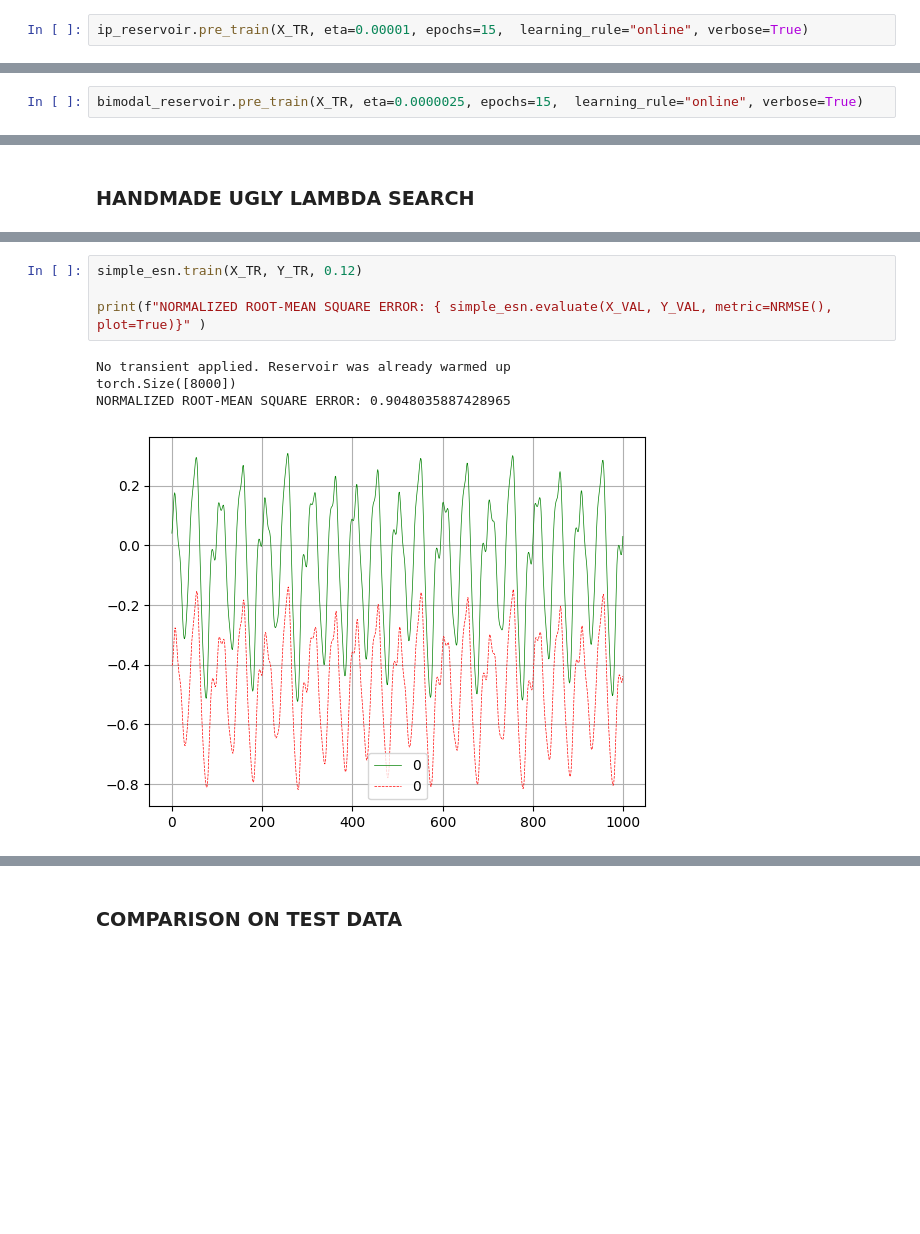
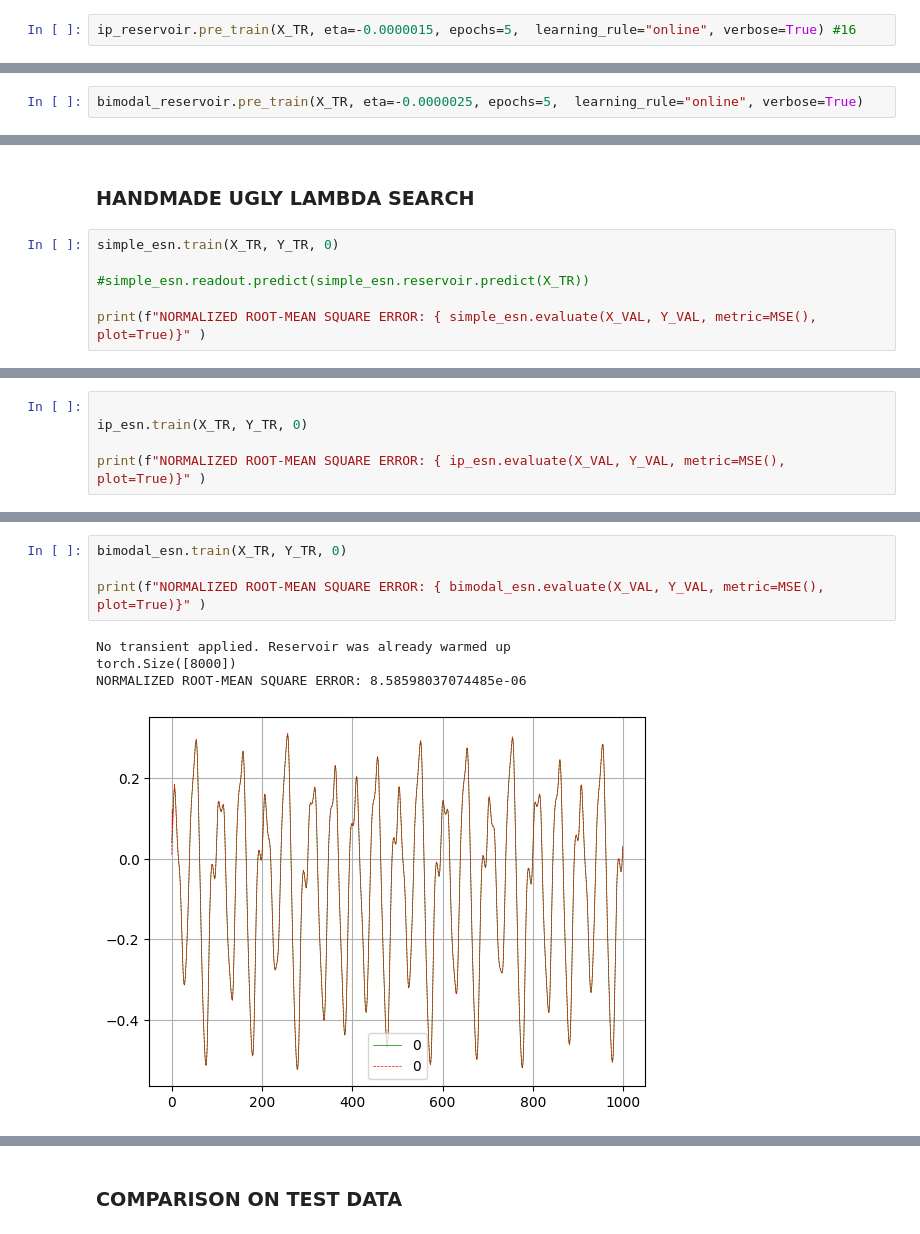
Before and after one commit to Sergio-Ltr/Generalized-Intrinsic-Plasticity, a Jupyter notebook: NOTEBOOKS/1_Online_Learning_Rule.ipynb, the cells around one changed output, grey strips where cells are left out. Cells and saved outputs as stored; diff of their text form; blank space fills up the shorter version.

Commit message:
Fixed Readout

```diff
--- a/NOTEBOOKS/1_Online_Learning_Rule.ipynb
+++ b/NOTEBOOKS/1_Online_Learning_Rule.ipynb
@@ -46,5 +44,5 @@ ip_reservoir.W_u = W_u
 ip_reservoir.b_x = b_x
 ip_reservoir.b_u = b_u
 # %%
-ip_reservoir.pre_train(X_TR, eta=0.00001, epochs=15,  learning_rule="online", verbose=True)
+ip_reservoir.pre_train(X_TR, eta=-0.0000015, epochs=5,  learning_rule="online", verbose=True) #16
 # %% [output]
@@ -92,6 +82,6 @@ bimodal_reservoir.W_u = W_u
 # bimodal_reservoir.b_x = b_x
 # bimodal_reservoir.b_u = b_u
 # %%
-bimodal_reservoir.pre_train(X_TR, eta=0.0000025, epochs=15,  learning_rule="online", verbose=True)
+bimodal_reservoir.pre_train(X_TR, eta=-0.0000025, epochs=5,  learning_rule="online", verbose=True)
 # %% [output]
 No transient applied. Reservoir was already warmed up
@@ -131,2 +121,8 @@ from Metrics import NRMSE
 # %% [markdown]
 ### HANDMADE UGLY LAMBDA SEARCH
+# %%
+simple_esn.train(X_TR, Y_TR, 0)
+
+#simple_esn.readout.predict(simple_esn.reservoir.predict(X_TR))
+
+print(f"NORMALIZED ROOT-MEAN SQUARE ERROR: { simple_esn.evaluate(X_VAL, Y_VAL, metric=MSE(), plot=True)}" )
@@ -132,0 +134,5 @@ from Metrics import NRMSE
+# %%
+
+ip_esn.train(X_TR, Y_TR, 0)
+
+print(f"NORMALIZED ROOT-MEAN SQUARE ERROR: { ip_esn.evaluate(X_VAL, Y_VAL, metric=MSE(), plot=True)}" )
@@ -133,9 +144,9 @@ from Metrics import NRMSE
 # %%
-simple_esn.train(X_TR, Y_TR, 0.12)
+bimodal_esn.train(X_TR, Y_TR, 0)
 
-print(f"NORMALIZED ROOT-MEAN SQUARE ERROR: { simple_esn.evaluate(X_VAL, Y_VAL, metric=NRMSE(), plot=True)}" )
+print(f"NORMALIZED ROOT-MEAN SQUARE ERROR: { bimodal_esn.evaluate(X_VAL, Y_VAL, metric=MSE(), plot=True)}" )
 # %% [output]
 No transient applied. Reservoir was already warmed up
 torch.Size([8000])
-NORMALIZED ROOT-MEAN SQUARE ERROR: 0.9048035887428965
+NORMALIZED ROOT-MEAN SQUARE ERROR: 8.58598037074485e-06
-[figure, old version]
+[figure, new version]
```
Also changed, not shown: parts of 19 cells of this notebook, 4 other files.
